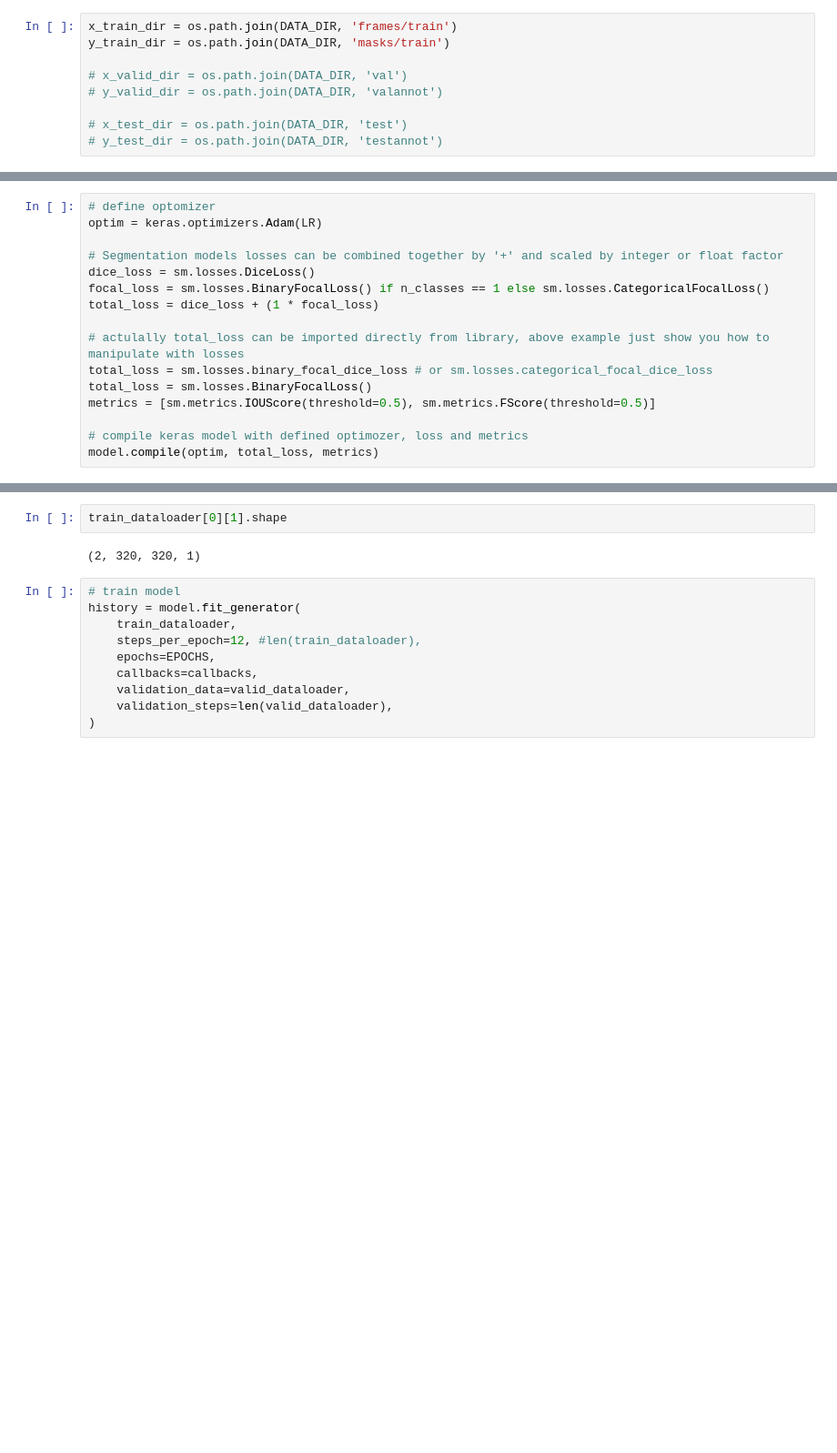
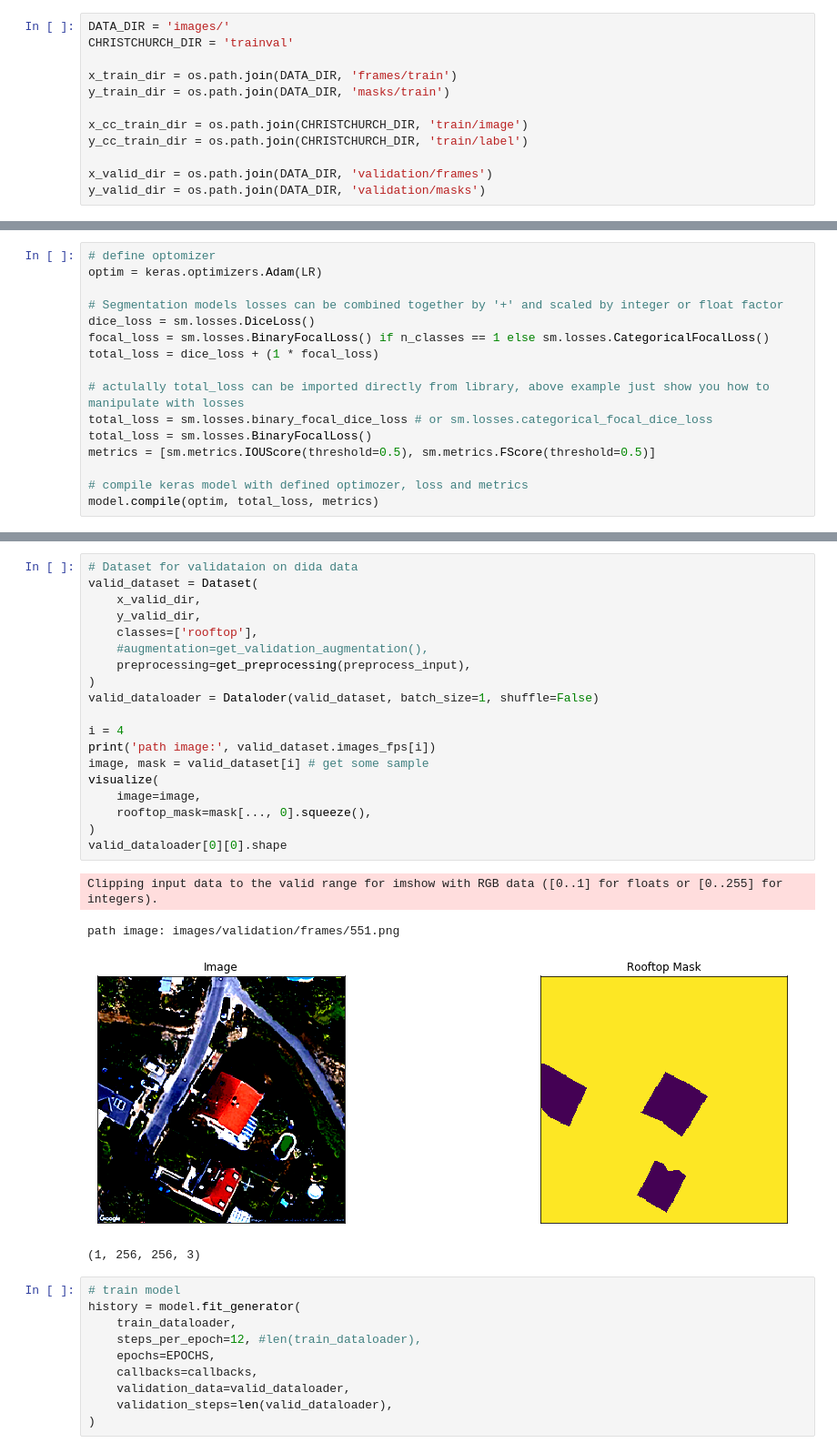
Before and after one commit to LovisAnderson/rooftop_challenge, a Jupyter notebook: segmentation.ipynb, the cells around one changed output, grey strips where cells are left out. Shown at 91% size. Cells and saved outputs as stored; diff of their text form; blank space fills up the shorter version.

Commit message:
fix/ref: fixed imports/spelling
- put line comments christchurch training
-> data not publicly available

```diff
--- a/segmentation.ipynb
+++ b/segmentation.ipynb
@@ -28,11 +23,14 @@ DATA_DIR = 'images/'
 # %%
+DATA_DIR = 'images/'
+CHRISTCHURCH_DIR = 'trainval'
+
 x_train_dir = os.path.join(DATA_DIR, 'frames/train')
 y_train_dir = os.path.join(DATA_DIR, 'masks/train')
 
-# x_valid_dir = os.path.join(DATA_DIR, 'val')
-# y_valid_dir = os.path.join(DATA_DIR, 'valannot')
+x_cc_train_dir = os.path.join(CHRISTCHURCH_DIR, 'train/image')
+y_cc_train_dir = os.path.join(CHRISTCHURCH_DIR, 'train/label')
 
-# x_test_dir = os.path.join(DATA_DIR, 'test')
-# y_test_dir = os.path.join(DATA_DIR, 'testannot')
+x_valid_dir = os.path.join(DATA_DIR, 'validation/frames')
+y_valid_dir = os.path.join(DATA_DIR, 'validation/masks')
 # %% [markdown]
 # Dataloader and utility functions
@@ -359,10 +147,30 @@ callbacks = [
     keras.callbacks.ModelCheckpoint('./best_model.h5', save_weights_only=True, save_best_only=True, mode='min'),
     keras.callbacks.ReduceLROnPlateau(),
 ]
-# %%
-train_dataloader[0][1].shape
-# %% [output]
-(2, 320, 320, 1)
+# %%
+# Dataset for validataion on dida data
+valid_dataset = Dataset(
+    x_valid_dir,
+    y_valid_dir,
+    classes=['rooftop'],
+    #augmentation=get_validation_augmentation(),
+    preprocessing=get_preprocessing(preprocess_input),
+)
+valid_dataloader = Dataloder(valid_dataset, batch_size=1, shuffle=False)
+
+i = 4
+print('path image:', valid_dataset.images_fps[i])
+image, mask = valid_dataset[i] # get some sample
+visualize(
+    image=image,
+    rooftop_mask=mask[..., 0].squeeze(),
+)
+valid_dataloader[0][0].shape
+# %% [output]
+Clipping input data to the valid range for imshow with RGB data ([0..1] for floats or [0..255] for integers).
+path image: images/validation/frames/551.png
+[figure, added]
+(1, 256, 256, 3)
 # %%
 # train model
 history = model.fit_generator(
```
Also changed, not shown: parts of 18 cells of this notebook, 2 other files.
